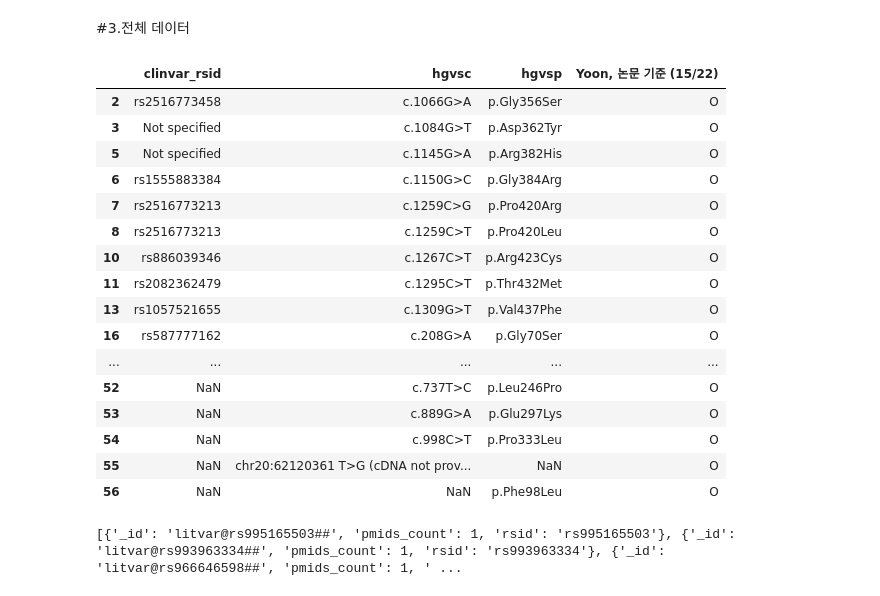
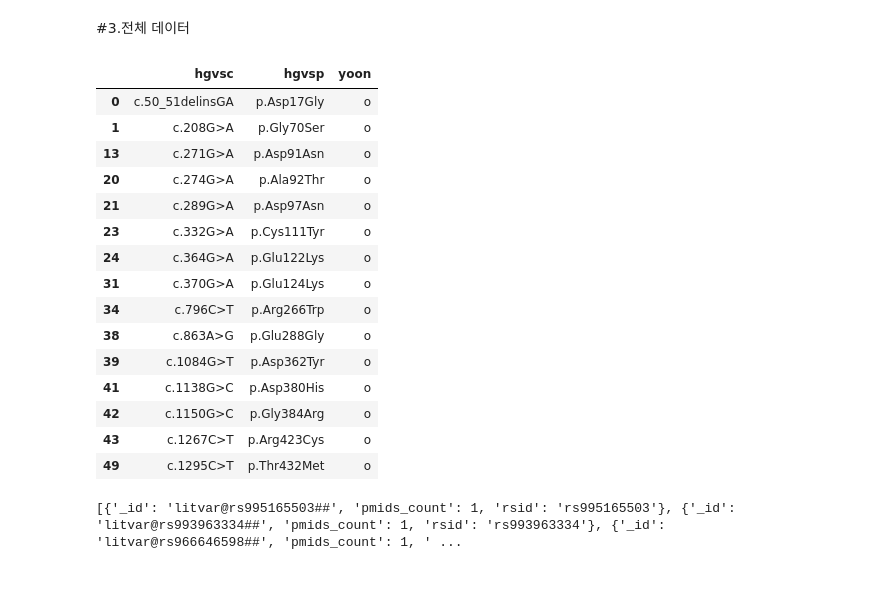
Before and after one commit to heesuh98/Clinvar_project, a Jupyter notebook: Clinvar_check_all.ipynb, the cells around one changed output. Saved outputs shown, nothing was run; the diff lists cells and outputs as text; code cells hidden in the pictures.

```diff
--- a/Clinvar_check_all.ipynb
+++ b/Clinvar_check_all.ipynb
@@ -163,72 +193,80 @@ clinvar_unique
 #3.전체 데이터
 # %%
 #윤교수님 데이터
-all_data="/content/drive/MyDrive/BMI_LAB/연구/Clinvar 뇌전증 연구(임병찬 교수님)/data/clinvar/251229_clinvar_check.xlsx"
-all_df=pd.read_excel(all_data)
+all_data="/content/drive/MyDrive/BMI_LAB/연구/Clinvar 뇌전증 연구(임병찬 교수님)/data/clinvar/윤교수님_논문리스트_251120 hj_Lim.xlsx"
+all_df = pd.read_excel(all_data, sheet_name="EEF1A2")
+
 all_df
 
-selected_df = all_df.iloc[:, [0, 1, 2,6]]
+selected_df = all_df.iloc[:, [0, 1, 5, 7, 8]]
 
 selected_df
-filtered_df = selected_df[selected_df.iloc[:, -1] == 'O']
+filtered_df = selected_df[selected_df.iloc[:, 2] == 'O']
 filtered_df
 
 filtered_df = filtered_df.rename(
     columns={
-        "clinvar_cDNA": "hgvsc",
-        "clinvar_protein": "hgvsp"
+        "cDNA": "hgvsc",
+        "protein": "hgvsp"
     }
 )
+
+filtered_df
 
 #1-letter 을 3-letter로 변경
 import re
 
 aa1_to_aa3 = {
     "A": "Ala", "R": "Arg", "N": "Asn", "D": "Asp", "C": "Cys",
     "Q": "Gln", "E": "Glu", "G": "Gly", "H": "His", "I": "Ile",
     "L": "Leu", "K": "Lys", "M": "Met", "F": "Phe", "P": "Pro",
     "S": "Ser", "T": "Thr", "W": "Trp", "Y": "Tyr", "V": "Val"
 }
 
 def convert_hgvsp_1to3(hgvsp: str) -> str:
     """
     예: 'p.G12C' -> 'p.Gly12Cys'
         'p.Q209L' -> 'p.Gln209Leu'
     """
     if not isinstance(hgvsp, str):
         return hgvsp
     m = re.match(r'^p\.([A-Z])(\d+)([A-Z*])$', hgvsp)
     if not m:
         return hgvsp  # 패턴 안 맞으면 그대로 둠
 
     ref_aa, pos, alt_aa = m.groups()
     ref3 = aa1_to_aa3.get(ref_aa, ref_aa)
     alt3 = aa1_to_aa3.get(alt_aa, alt_aa)
     return f"p.{ref3}{pos}{alt3}"
 
 # filtered_df에 적용
 filtered_df["hgvsp"] = filtered_df["hgvsp"].apply(convert_hgvsp_1to3)
 
 
 filtered_df
+#중복제거
+filtered_df_unique = filtered_df[['hgvsc', 'hgvsp']].drop_duplicates()
+
+
+filtered_df_unique["yoon"] = "O"
+filtered_df_unique
 # %% [output]
-|  | clinvar_rsid | hgvsc | hgvsp | Yoon, 논문 기준 (15/22) |
-| 2 | rs2516773458 | c.1066G>A | p.Gly356Ser | O |
-| 3 | Not specified | c.1084G>T | p.Asp362Tyr | O |
-| 5 | Not specified | c.1145G>A | p.Arg382His | O |
-| 6 | rs1555883384 | c.1150G>C | p.Gly384Arg | O |
-| 7 | rs2516773213 | c.1259C>G | p.Pro420Arg | O |
-| 8 | rs2516773213 | c.1259C>T | p.Pro420Leu | O |
-| 10 | rs886039346 | c.1267C>T | p.Arg423Cys | O |
-| 11 | rs2082362479 | c.1295C>T | p.Thr432Met | O |
-| 13 | rs1057521655 | c.1309G>T | p.Val437Phe | O |
-| 16 | rs587777162 | c.208G>A | p.Gly70Ser | O |
-| ... | ... | ... | ... | ... |
-| 52 | NaN | c.737T>C | p.Leu246Pro | O |
-| 53 | NaN | c.889G>A | p.Glu297Lys | O |
-| 54 | NaN | c.998C>T | p.Pro333Leu | O |
-| 55 | NaN | chr20:62120361 T>G (cDNA not prov... | NaN | O |
-| 56 | NaN | NaN | p.Phe98Leu | O |
+|  | hgvsc | hgvsp | yoon |
+| 0 | c.50_51delinsGA | p.Asp17Gly | o |
+| 1 | c.208G>A | p.Gly70Ser | o |
+| 13 | c.271G>A | p.Asp91Asn | o |
+| 20 | c.274G>A | p.Ala92Thr | o |
+| 21 | c.289G>A | p.Asp97Asn | o |
+| 23 | c.332G>A | p.Cys111Tyr | o |
+| 24 | c.364G>A | p.Glu122Lys | o |
+| 31 | c.370G>A | p.Glu124Lys | o |
+| 34 | c.796C>T | p.Arg266Trp | o |
+| 38 | c.863A>G | p.Glu288Gly | o |
+| 39 | c.1084G>T | p.Asp362Tyr | o |
+| 41 | c.1138G>C | p.Asp380His | o |
+| 42 | c.1150G>C | p.Gly384Arg | o |
+| 43 | c.1267C>T | p.Arg423Cys | o |
+| 49 | c.1295C>T | p.Thr432Met | o |
 # %%
 ##litvar EEF1A2 변이 목록
 # %%
```
Also changed, not shown: parts of 5 cells of this notebook.
